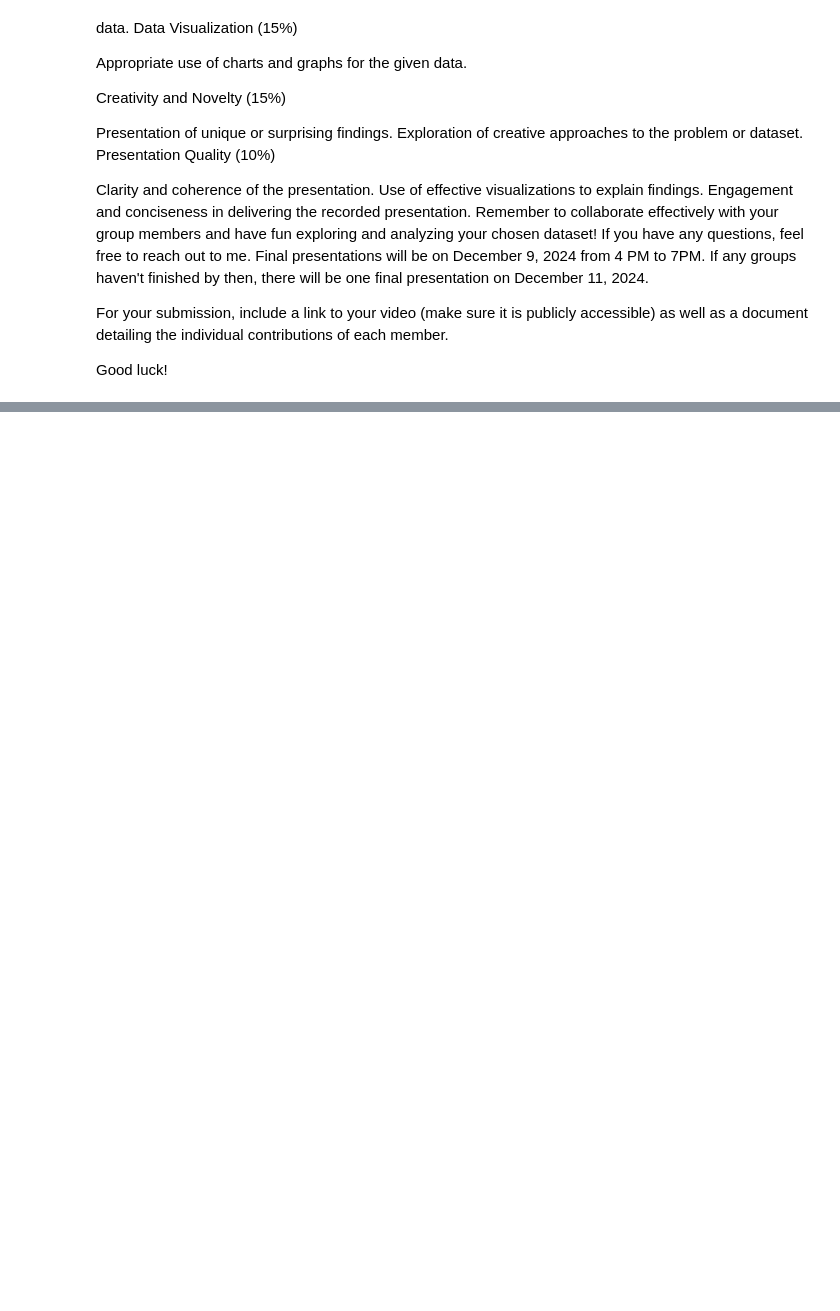
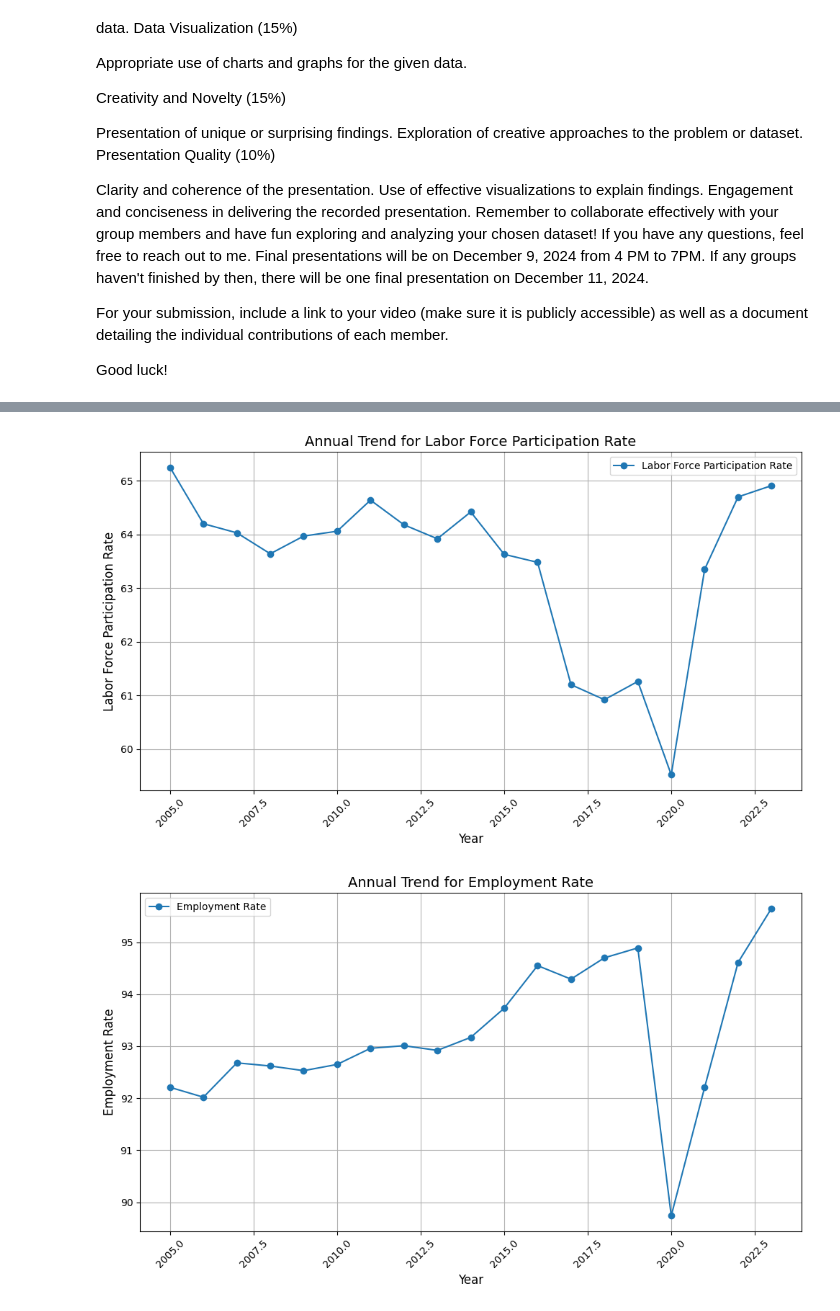
Before and after one commit to FBChavez/FinalActivity, a Jupyter notebook: data_analysis.ipynb, the cells around one changed output, grey strips where cells are left out. Drawn from its saved outputs; the diff is of its cells as text; code cells hidden in the pictures; blank space fills up the shorter version.

```diff
--- a/data_analysis.ipynb
+++ b/data_analysis.ipynb
@@ -209,0 +214,61 @@ plt.show()
+# %%
+# Trend for each rate for both quarterly and annually
+numeric_columns = [
+    "Labor Force Participation Rate",
+    "Employment Rate",
+    "Unemployment Rate",
+    "Underemployment Rate",
+    "Visible Underemployment Rate"
+]
+
+annual_trends = annual_data.groupby("Year")[numeric_columns].mean()
+
+quarterly_trends = monthly_data.groupby(["Year", "Quarter"])[numeric_columns].mean()
+
+all_quarters = ["Q1", "Q2", "Q3", "Q4"]
+
+years_with_all_quarters = pd.MultiIndex.from_product(
+    [monthly_data["Year"].unique(), all_quarters],
+    names=["Year", "Quarter"]
+)
+
+quarterly_trends = quarterly_trends.reindex(years_with_all_quarters, fill_value=0)
+
+annual_trends.to_csv("AnnualTrends.csv")
+quarterly_trends.to_csv("QuarterlyTrends.csv")
+
+for column in numeric_columns:
+    plt.figure(figsize=(10, 6))
+    plt.plot(annual_trends.index, annual_trends[column], marker='o', label=column)
+    plt.title(f'Annual Trend for {column}', fontsize=14)
+    plt.xlabel('Year', fontsize=12)
+    plt.ylabel(column, fontsize=12)
+    plt.grid()
+    plt.legend()
+
+    plt.xticks(rotation=45)
+    plt.tight_layout()
+
+    plt.savefig(f"Annual_Trend_{column.replace(' ', '_')}.png")
+    plt.show()
+
+for column in numeric_columns:
+    plt.figure(figsize=(10, 6))
+    for year in quarterly_trends.index.get_level_values("Year").unique():
+        year_data = quarterly_trends.xs(year, level="Year")
+        plt.plot(year_data.index, year_data[column], marker='o', label=f'Year {year}')
+    plt.title(f'Quarterly Trend for {column}', fontsize=14)
+    plt.xlabel('Quarter', fontsize=12)
+    plt.ylabel(column, fontsize=12)
+    plt.grid()
+
+    plt.xticks(rotation=45)
+    plt.tight_layout()
+
+    plt.legend(loc='upper left', bbox_to_anchor=(1.05, 1), borderaxespad=0.)
+
+    plt.savefig(f"Quarterly_Trend_{column.replace(' ', '_')}.png")
+    plt.show()
+# %% [output]
+[figure, added]
+[figure, added]
```
Also changed, not shown: parts of 15 cells of this notebook, 15 other files.
